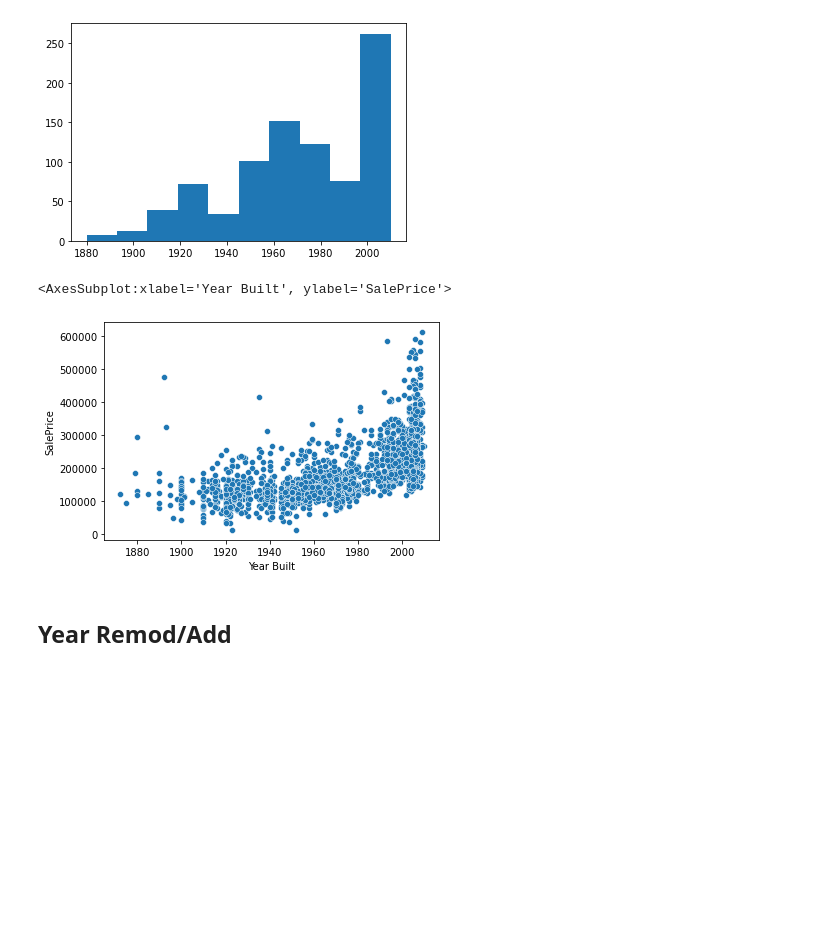
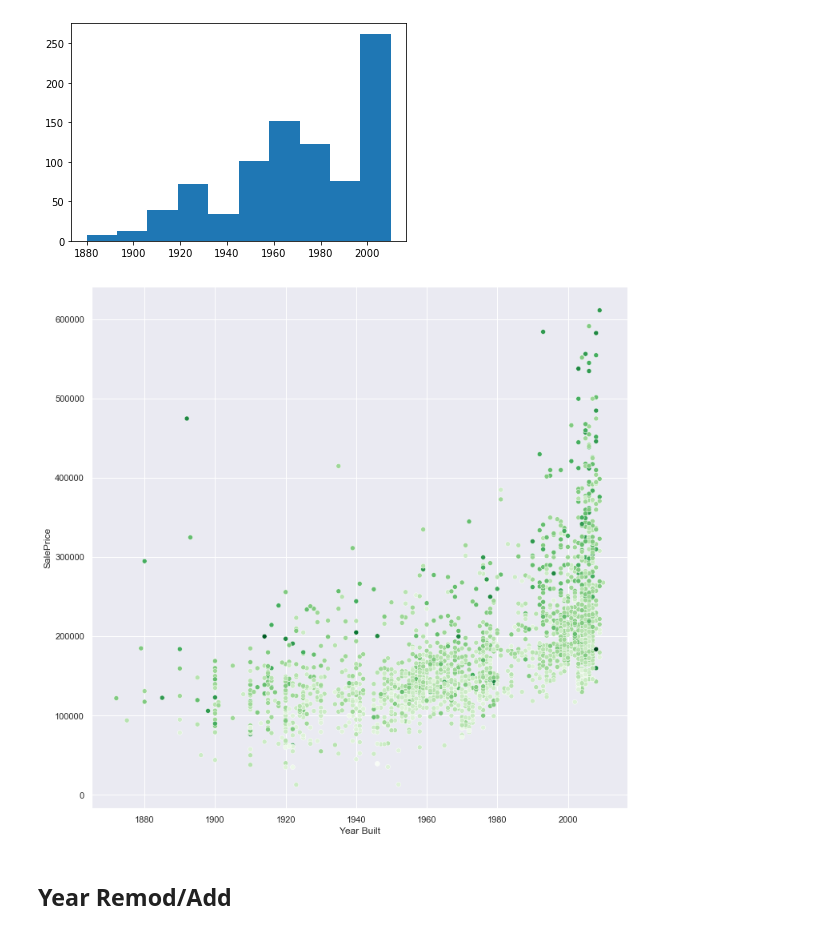
Before and after one commit to TabChapman/Housing_Price_Modeling, a Jupyter notebook: Workspace.ipynb, the cells around one changed output. Saved outputs shown, nothing was run; the diff lists cells and outputs as text; code cells hidden in the pictures; blank space fills up the shorter version.

```diff
--- a/Workspace.ipynb
+++ b/Workspace.ipynb
@@ -494,10 +494,10 @@ plt.hist(train['Year Built'])
  <BarContainer object of 10 artists>)
 [figure]
 # %%
-sns.scatterplot(data = train, x = 'Year Built', y = 'SalePrice')
+sns.set(rc={'figure.figsize':(12,12)})
+sns.scatterplot(data = train, x = 'Year Built', y = 'SalePrice', hue = 'TotRms AbvGrd', palette='Greens', legend=False);
 # %% [output]
-<AxesSubplot:xlabel='Year Built', ylabel='SalePrice'>
-[figure, old version]
+[figure, new version]
 # %%
 features = pd.concat([features,train['Year Built']],axis = 1)
 # %% [markdown]
```
Also changed, not shown: 3 other files.
